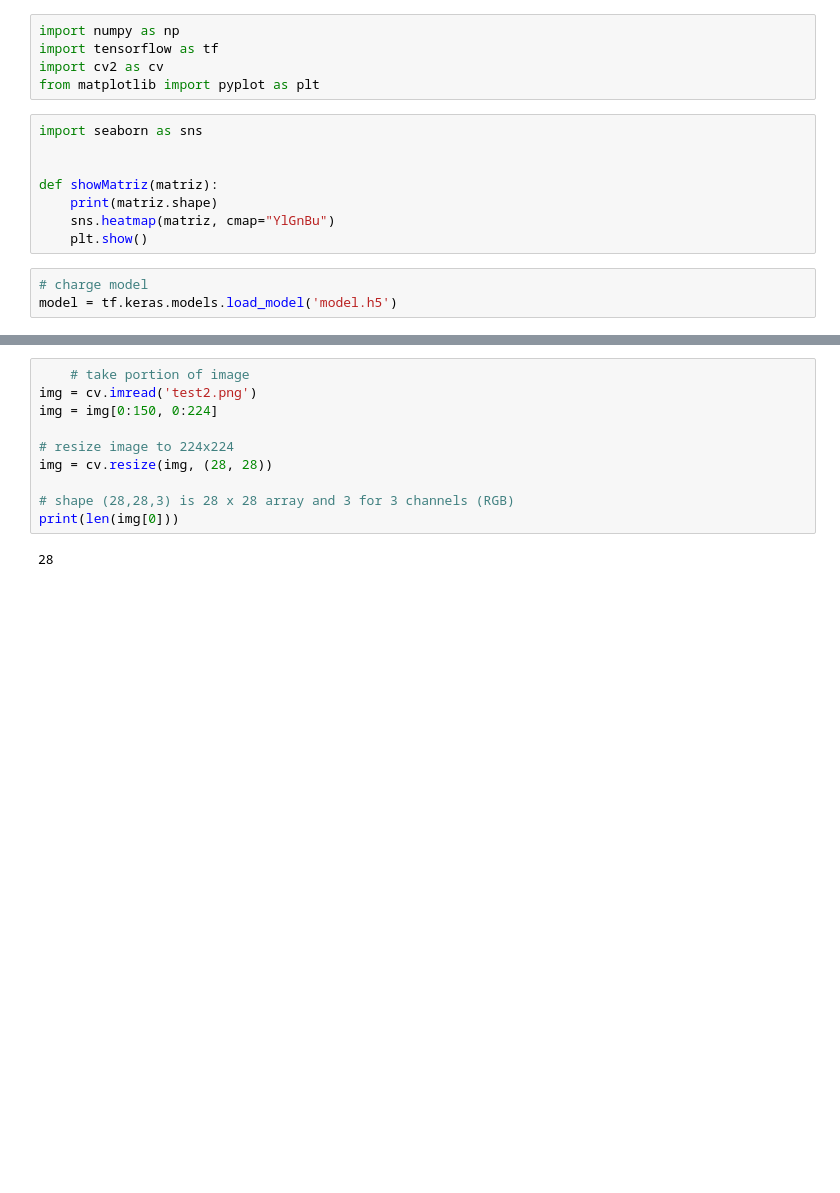
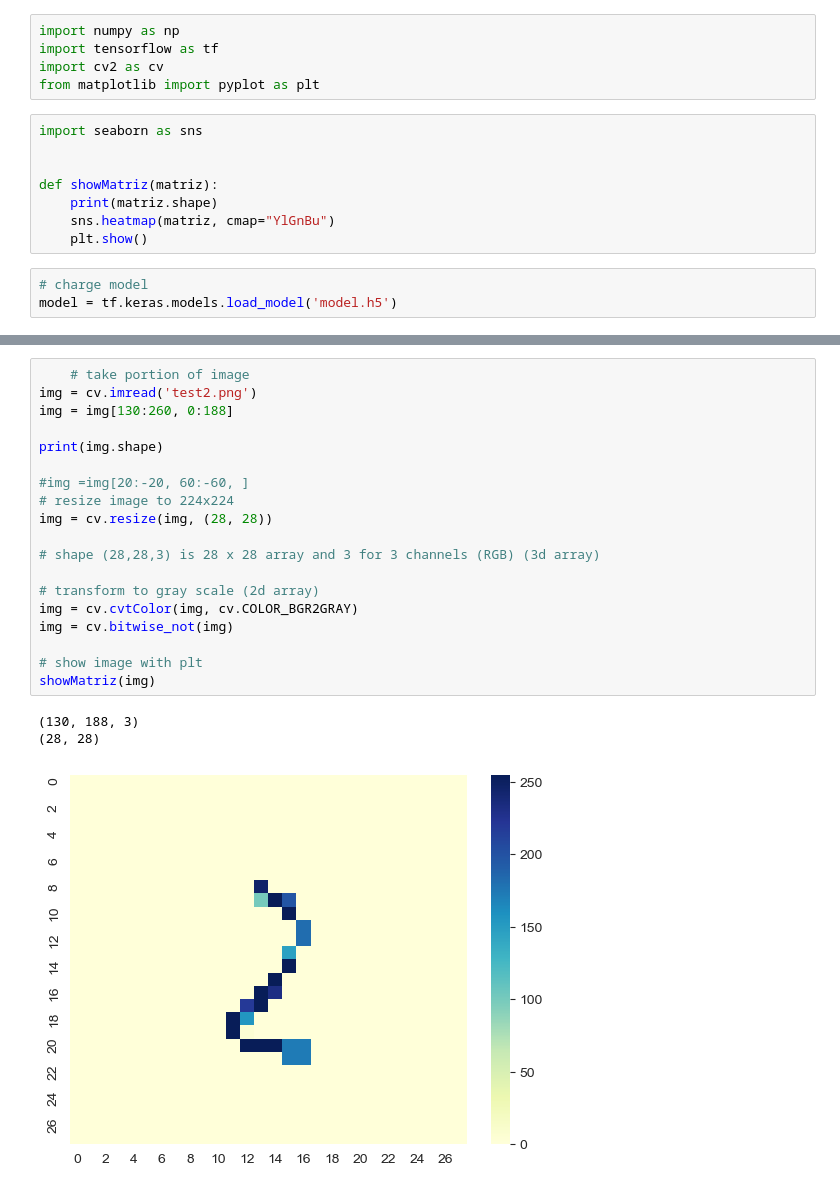
Before and after one commit to ignacio-magno/deep_learning_for_python, a Jupyter notebook: test_model.ipynb, the cells around one changed output, grey strips where cells are left out. Cells and saved outputs as stored; diff of their text form; blank space fills up the shorter version.

```diff
--- a/test_model.ipynb
+++ b/test_model.ipynb
@@ -27,15 +27,26 @@ plt.imshow(img)
 # %%
     # take portion of image
 img = cv.imread('test2.png')
-img = img[0:150, 0:224]
+img = img[130:260, 0:188]
 
+print(img.shape)
+
+#img =img[20:-20, 60:-60, ]
 # resize image to 224x224
 img = cv.resize(img, (28, 28))
 
-# shape (28,28,3) is 28 x 28 array and 3 for 3 channels (RGB)
-print(len(img[0]))
+# shape (28,28,3) is 28 x 28 array and 3 for 3 channels (RGB) (3d array)
+
+# transform to gray scale (2d array)
+img = cv.cvtColor(img, cv.COLOR_BGR2GRAY)
+img = cv.bitwise_not(img)
+
+# show image with plt
+showMatriz(img)
 # %% [output]
-28
+(130, 188, 3)
+(28, 28)
+[figure, added]
 # %%
 # reshape image to 1 dimension
 input_data = img.reshape(1, 784)
```
Also changed, not shown: parts of 5 cells of this notebook, 3 other files.
